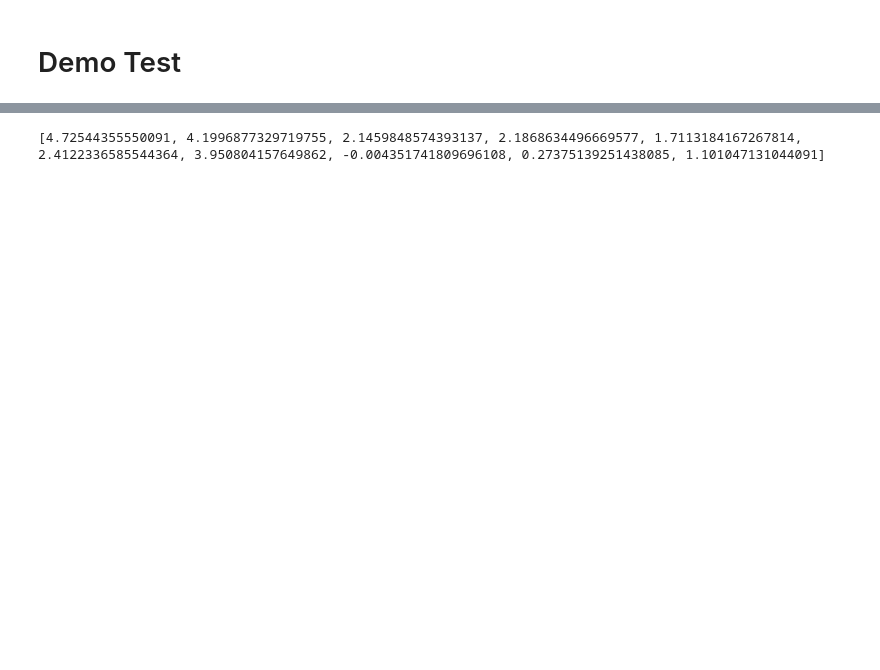
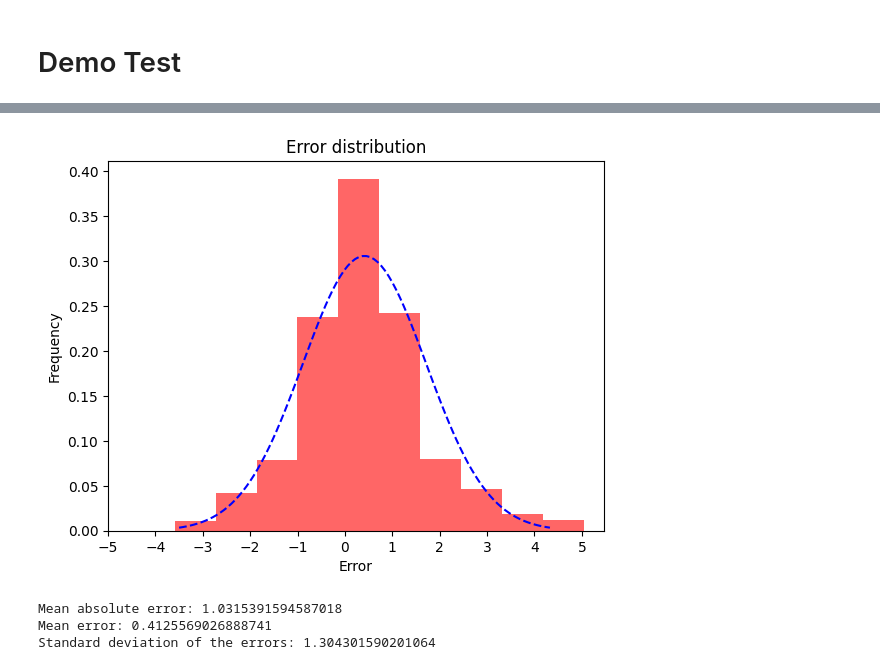
Before and after one commit to EduardoMVAz/Netflix_Challenge, a Jupyter notebook: demo.ipynb, the cells around one changed output, grey strips where cells are left out. Cells and saved outputs as stored; diff of their text form; code cells hidden in the pictures; blank space fills up the shorter version.

Commit message:
predicter pronto com gráfico

```diff
--- a/demo.ipynb
+++ b/demo.ipynb
@@ -33,6 +39,6 @@ def predict(data, zero_val=True):
 # %%
 df = pd.read_csv('ratings_small.csv')
 
-data = pd.pivot_table(df, values='rating', index='userId', columns='movieId', fill_value=0) # fill_value=np.mean(df['rating'])
+data = pd.pivot_table(df, values='rating', index='userId', columns='movieId', fill_value=np.mean(df['rating']))
 
 data = data.to_numpy()
@@ -63,0 +45,2 @@ Predicted score: 3.5456477534717212
+# %%
+errors = predict(data, 1000, np.mean(df['rating']))
@@ -68,4 +84,0 @@ print(errors)
-# %%
-print(errors)
-# %% [output]
-[4.72544355550091, 4.1996877329719755, 2.1459848574393137, 2.1868634496669577, 1.7113184167267814, 2.4122336585544364, 3.950804157649862, -0.004351741809696108, 0.27375139251438085, 1.101047131044091]
@@ -77,0 +85,42 @@ plt.show()
+# %%
+import matplotlib.pyplot as plt
+
+
+plt.figure()
+
+# Código da curva normal gerado com auxilio do ChatGPT
+mu, sigma = np.mean(errors), np.std(errors)
+
+x = np.linspace(mu - 3*sigma, mu + 3*sigma, 100)
+y = 1/(np.sqrt(2*np.pi)*sigma)*np.exp(-(x - mu)**2/(2*sigma**2))
+
+plt.plot(x, y, 'b--')
+
+
+plt.hist(errors, bins=10, density=True, alpha=0.6, color='r')
+plt.xticks(np.arange (-5, 5.1, 1))
+plt.xlabel('Error')
+plt.ylabel('Frequency')
+plt.title('Error distribution')
+plt.show()
+# %% [output]
+[figure, added]
+# %%
+# Calculates the mean absolute error
+mae = np.mean(np.abs(errors))
+
+print(f'Mean absolute error: {mae}')
+
+# Calculates the mean error
+me = np.mean(errors)
+
+print(f'Mean error: {me}')
+
+# Calculates the standard deviation of the errors
+std = np.std(errors)
+
+print(f'Standard deviation of the errors: {std}')
+# %% [output]
+Mean absolute error: 1.0315391594587018
+Mean error: 0.4125569026888741
+Standard deviation of the errors: 1.304301590201064
```
Also changed, not shown: parts of 6 cells of this notebook, 1 other file.
